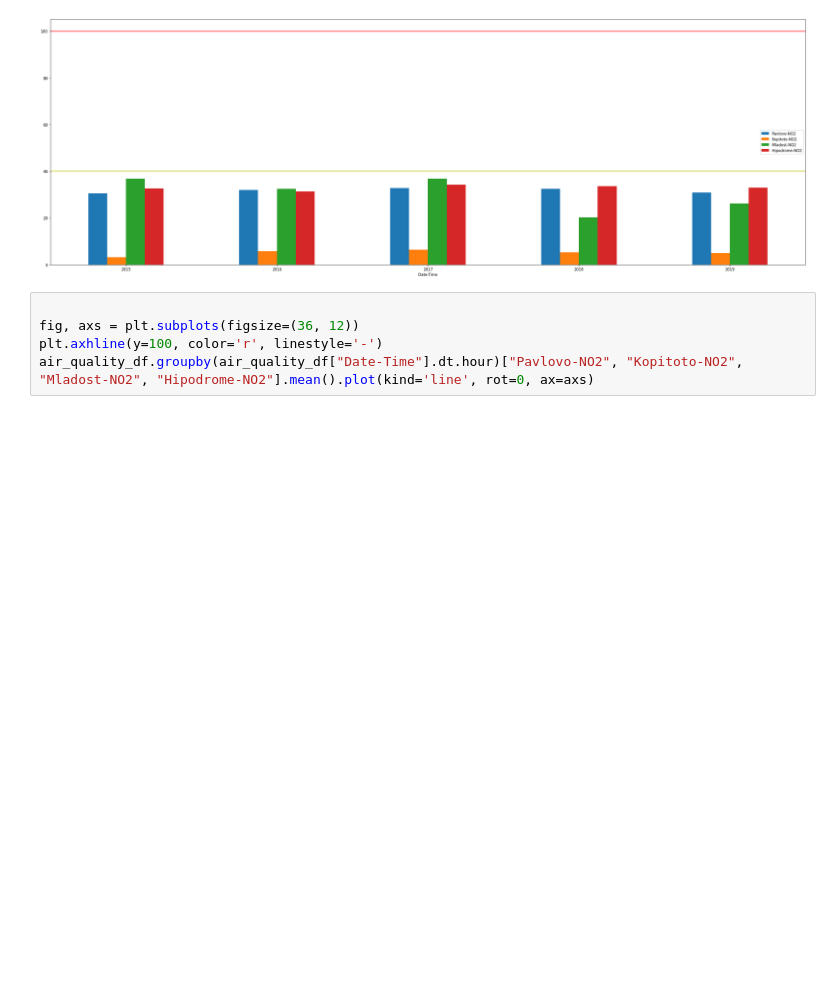
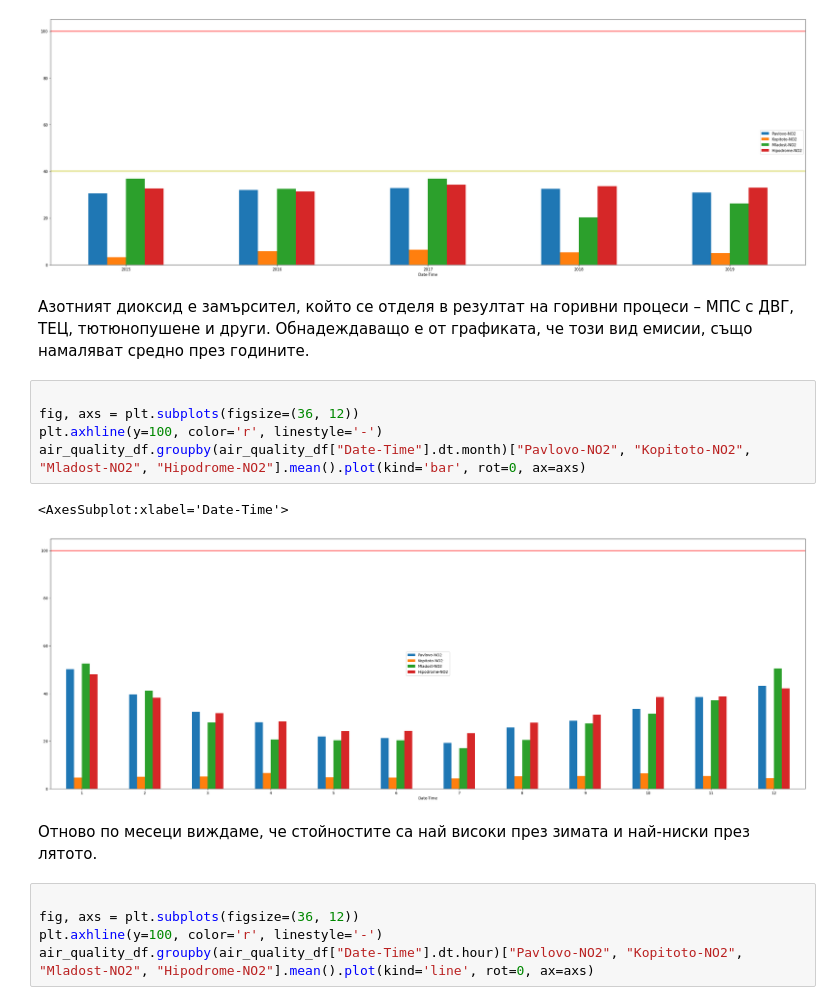
Before and after one commit to TsvetoslavVasev/BIgDataCourseProject, a Jupyter notebook: SofiaAirQuality.ipynb, the cells around one changed output. Drawn from its saved outputs; the diff is of its cells as text; blank space fills up the shorter version.

```diff
--- a/SofiaAirQuality.ipynb
+++ b/SofiaAirQuality.ipynb
@@ -563,6 +580,18 @@ air_quality_df.groupby(air_quality_df["Date-Time"].dt.year)["Pavlovo-NO2", "Kopi
 # %% [output]
 <AxesSubplot:xlabel='Date-Time'>
 [figure]
+# %% [markdown]
+Азотният диоксид е замърсител, който се отделя в резултат на горивни процеси – МПС с ДВГ, ТЕЦ, тютюнопушене и други. Обнадеждаващо е от графиката, че този вид емисии, също намаляват средно през годините.
+# %%
+
+fig, axs = plt.subplots(figsize=(36, 12))
+plt.axhline(y=100, color='r', linestyle='-')
+air_quality_df.groupby(air_quality_df["Date-Time"].dt.month)["Pavlovo-NO2", "Kopitoto-NO2", "Mladost-NO2", "Hipodrome-NO2"].mean().plot(kind='bar', rot=0, ax=axs)
+# %% [output]
+<AxesSubplot:xlabel='Date-Time'>
+[figure, added]
+# %% [markdown]
+Отново по месеци виждаме, че стойностите са най високи през зимата и най-ниски през лятото.
 # %%
 
 fig, axs = plt.subplots(figsize=(36, 12))
```
Also changed, not shown: parts of 10 cells of this notebook, 1 other file.
